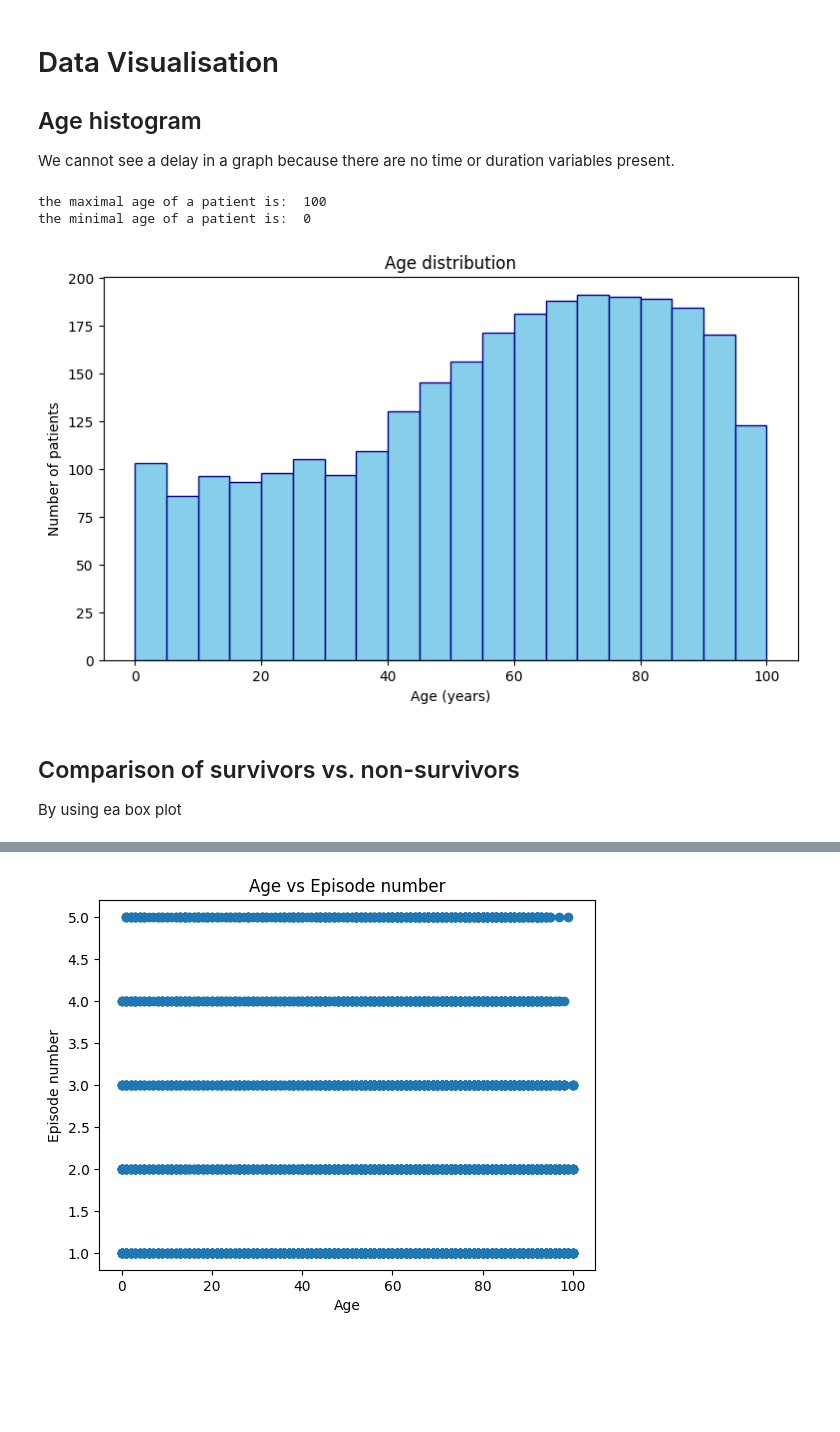
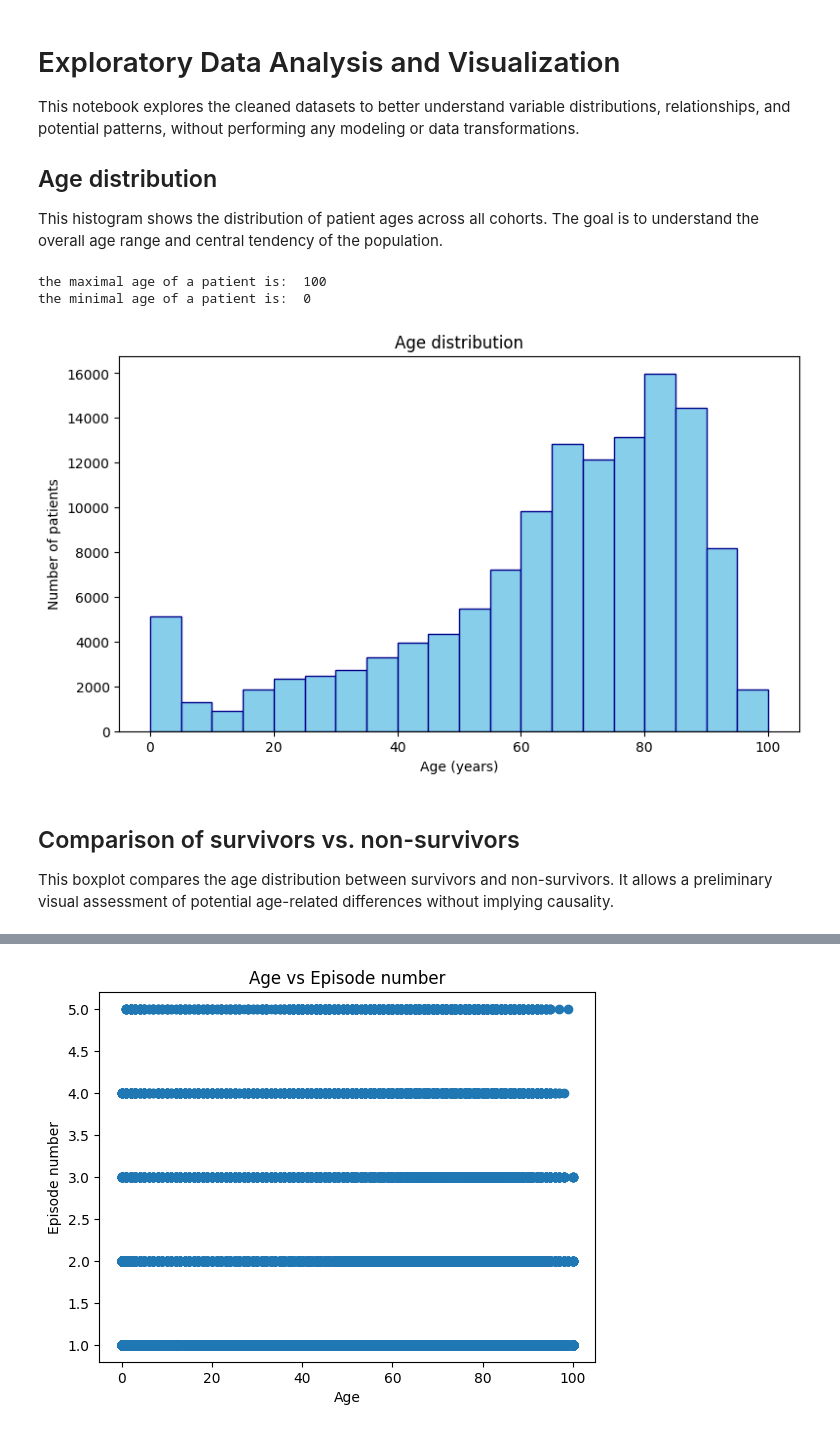
Before and after one commit to Alice-Mpabuye/Predictive-analysis-of-critical-incidents-in-a-hospital, a Jupyter notebook: notebooks/03_EDA+visualisation.ipynb, the cells around one changed output, grey strips where cells are left out. Cells and saved outputs as stored; diff of their text form; code cells hidden in the pictures; blank space fills up the shorter version.

```diff
--- a/notebooks/03_EDA+visualisation.ipynb
+++ b/notebooks/03_EDA+visualisation.ipynb
@@ -1,39 +1,49 @@
 # %% [markdown]
-# Data Visualisation
-## Age histogram
-We cannot see a delay in a graph because there are no time or duration variables present.
+
+# Exploratory Data Analysis and Visualization
+
+This notebook explores the cleaned datasets to better understand variable
+distributions, relationships, and potential patterns, without performing
+any modeling or data transformations.
+
+
+## Age distribution
+
+This histogram shows the distribution of patient ages across all cohorts.
+The goal is to understand the overall age range and central tendency of the population.
 # %%
 import matplotlib.pyplot as plt
 import numpy as num
 import pandas as pd
-import os
-os.getcwd()
+from pathlib import Path
 
-os.chdir(r"c:\dev\Hospital_ml\Predictive analysis of critical incidents in a hospital")
+DATA_PATH = Path("../data")
 
-primary = pd.read_csv("data/primary_cohort_clean.csv")
-study = pd.read_csv("data/study_cohort_clean.csv")
-validation = pd.read_csv("data/validation_cohort_clean.csv")
+primary = pd.read_csv(DATA_PATH/"primary_cohort.csv")
+study = pd.read_csv(DATA_PATH/"study_cohort.csv")
+validation = pd.read_csv(DATA_PATH/"validation_cohort.csv")
 df = pd.concat([primary, study, validation], ignore_index=True)
 df.shape
 
 print("the maximal age of a patient is: ", df["age_years"].max())
 print("the minimal age of a patient is: ", df["age_years"].min())
 
 plt.figure(figsize=(9,5))
 plt.hist(df['age_years'], bins=20, color='skyblue', edgecolor='darkblue')
 plt.title("Age distribution")
 plt.xlabel("Age (years)")
 plt.ylabel("Number of patients")
 plt.show()
 # %% [output]
 the maximal age of a patient is:  100
 the minimal age of a patient is:  0
-[figure, old version]
+[figure, new version]
 # %% [markdown]
 
 ## Comparison of survivors vs. non-survivors
-By using ea box plot
+This boxplot compares the age distribution between survivors and non-survivors.
+It allows a preliminary visual assessment of potential age-related differences
+without implying causality.
 # %%
 df.boxplot(column='age_years', by='hospital_outcome_1alive_0dead')
 plt.title("Age according to hospital discharge")
```
Also changed, not shown: parts of 11 cells of this notebook, 3 other files.
